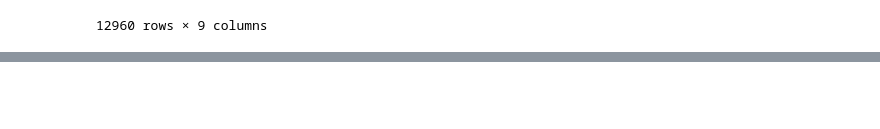
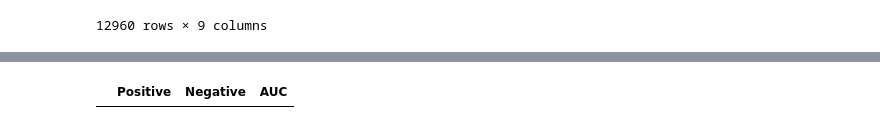
Before and after one commit to JPOrtegaa/score-drift-quantification, a Jupyter notebook: difficulty_labeling.ipynb, the cells around one changed output, grey strips where cells are left out. Saved outputs shown, nothing was run; the diff lists cells and outputs as text; code cells hidden in the pictures; blank space fills up the shorter version.

```diff
--- a/difficulty_labeling.ipynb
+++ b/difficulty_labeling.ipynb
@@ -116,0 +303,21 @@ ValueError: Number of classes in y_true not equal to the number of columns in 'y
+# %%
+result_final_df = pd.DataFrame(columns=['Positive', 'Negative', 'AUC'])
+positive = worst_combination['Positive'].iloc[0]
+
+df2 = df.copy()
+df2.loc[df2['class'].isin(['recommend', 'priority']), 'class'] = 'P'
+df2 = df2[~df2['class'].isin(['not_recom', 'very_recom'])]
+
+for group in salve_1d:
+
+    print(positive)
+    print(group)
+
+    # df_copy = df.copy()
+    # df_copy['class'] = df_copy['class'].apply(lambda x: 'N' if x in group else x)
+
+    # auc = generate_prediction(df_copy)
+
+    # result = {'Positive': group1, 'Negative': group2, 'AUC': auc}
+    # result_final_df = pd.concat([result_final_df, pd.DataFrame([result])], ignore_index=True)
+    # print(result_final_df)
@@ -116,0 +337,4 @@ ValueError: Number of classes in y_true not equal to the number of columns in 'y
+# %%
+result_final_df[result_final_df['AUC']==result_final_df['AUC'].min()]
+# %% [output]
+|  | Positive | Negative | AUC |
```
Also changed, not shown: parts of 16 cells of this notebook.
